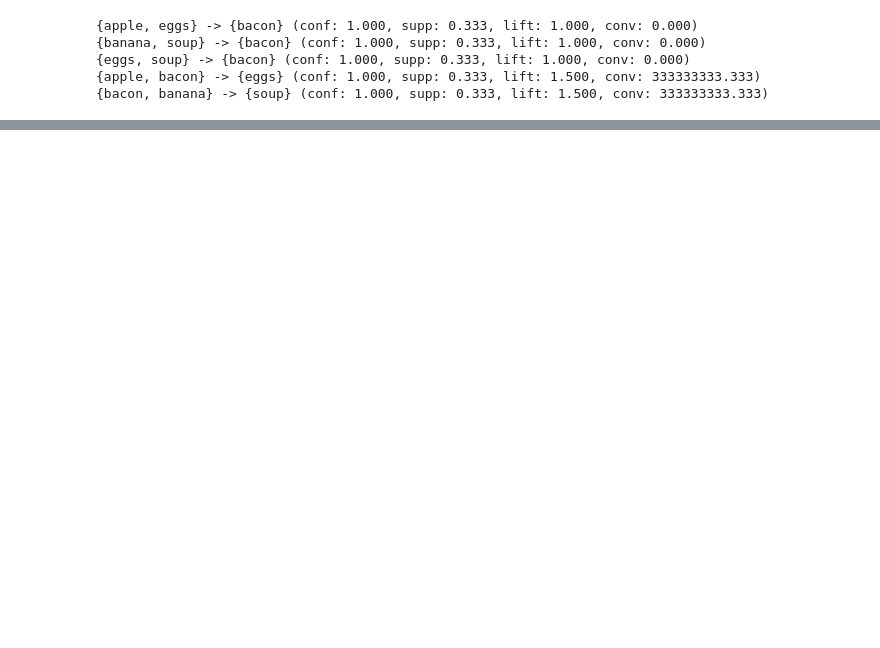
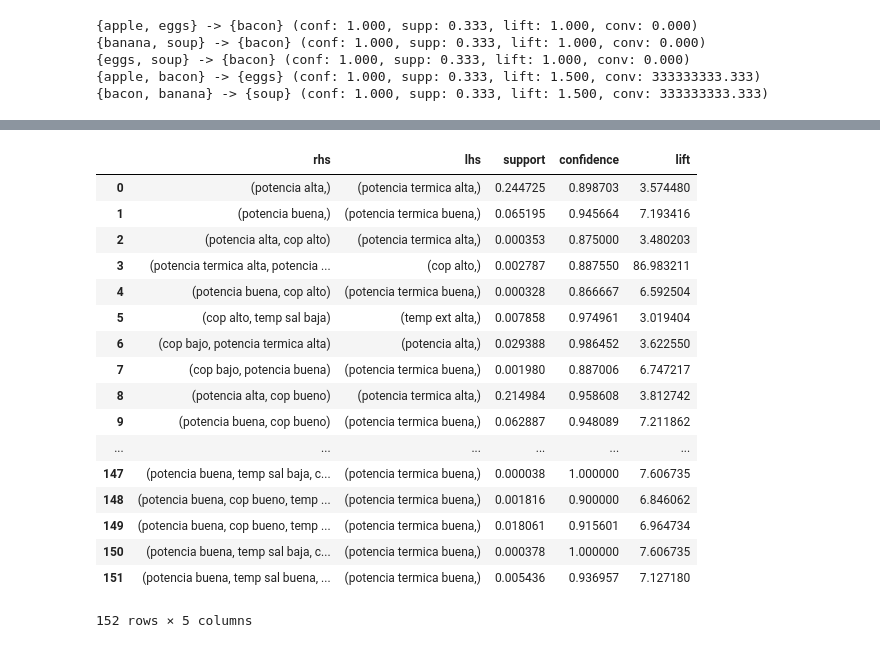
Before and after one commit to douglasag17/ML-SmartBuildings, a Jupyter notebook: AprendizajeConReglasDeAsociacion/apriori.ipynb, the cells around one changed output, grey strips where cells are left out. Saved outputs shown, nothing was run; the diff lists cells and outputs as text; code cells hidden in the pictures; blank space fills up the shorter version.

```diff
--- a/AprendizajeConReglasDeAsociacion/apriori.ipynb
+++ b/AprendizajeConReglasDeAsociacion/apriori.ipynb
@@ -104,0 +175,39 @@ for rule in sorted(rules_rhs, key=lambda rule: rule.lift):
+# %%
+def inspect(results):
+    rh          = [tuple(result[2][0][0]) for result in results]
+    lh          = [tuple(result[2][0][1]) for result in results]
+    supports    = [result[1] for result in results]
+    confidences = [result[2][0][2] for result in results]
+    lifts       = [result[2][0][3] for result in results]
+    return list(zip(rh, lh, supports, confidences, lifts))
+# %%
+dataCarlosNP = dataCarlosApriori.to_numpy()
+transactionsCarlos = list(map(tuple, dataCarlosNP))
+# %%
+from apyori import apriori
+rules = apriori(transactionsCarlos, min_support = 0.000002, min_confidence = 0.8, min_lift = 3, min_length = 2)
+results = list(rules)
+# Este comamdo crea un frame para ver los datos resultados
+resultDataFrame=pd.DataFrame(inspect(results),
+                columns=['rhs','lhs','support','confidence','lift'])
+# %%
+resultDataFrame
+# %% [output]
+|  | rhs | lhs | support | confidence | lift |
+| 0 | (potencia alta,) | (potencia termica alta,) | 0.244725 | 0.898703 | 3.574480 |
+| 1 | (potencia buena,) | (potencia termica buena,) | 0.065195 | 0.945664 | 7.193416 |
+| 2 | (potencia alta, cop alto) | (potencia termica alta,) | 0.000353 | 0.875000 | 3.480203 |
+| 3 | (potencia termica alta, potencia ... | (cop alto,) | 0.002787 | 0.887550 | 86.983211 |
+| 4 | (potencia buena, cop alto) | (potencia termica buena,) | 0.000328 | 0.866667 | 6.592504 |
+| 5 | (cop alto, temp sal baja) | (temp ext alta,) | 0.007858 | 0.974961 | 3.019404 |
+| 6 | (cop bajo, potencia termica alta) | (potencia alta,) | 0.029388 | 0.986452 | 3.622550 |
+| 7 | (cop bajo, potencia buena) | (potencia termica buena,) | 0.001980 | 0.887006 | 6.747217 |
+| 8 | (potencia alta, cop bueno) | (potencia termica alta,) | 0.214984 | 0.958608 | 3.812742 |
+| 9 | (potencia buena, cop bueno) | (potencia termica buena,) | 0.062887 | 0.948089 | 7.211862 |
+| ... | ... | ... | ... | ... | ... |
+| 147 | (potencia buena, temp sal baja, c... | (potencia termica buena,) | 0.000038 | 1.000000 | 7.606735 |
+| 148 | (potencia buena, cop bueno, temp ... | (potencia termica buena,) | 0.001816 | 0.900000 | 6.846062 |
+| 149 | (potencia buena, cop bueno, temp ... | (potencia termica buena,) | 0.018061 | 0.915601 | 6.964734 |
+| 150 | (potencia buena, temp sal baja, c... | (potencia termica buena,) | 0.000378 | 1.000000 | 7.606735 |
+| 151 | (potencia buena, temp sal buena, ... | (potencia termica buena,) | 0.005436 | 0.936957 | 7.127180 |
+152 rows × 5 columns
```
Also changed, not shown: parts of 15 cells of this notebook.
